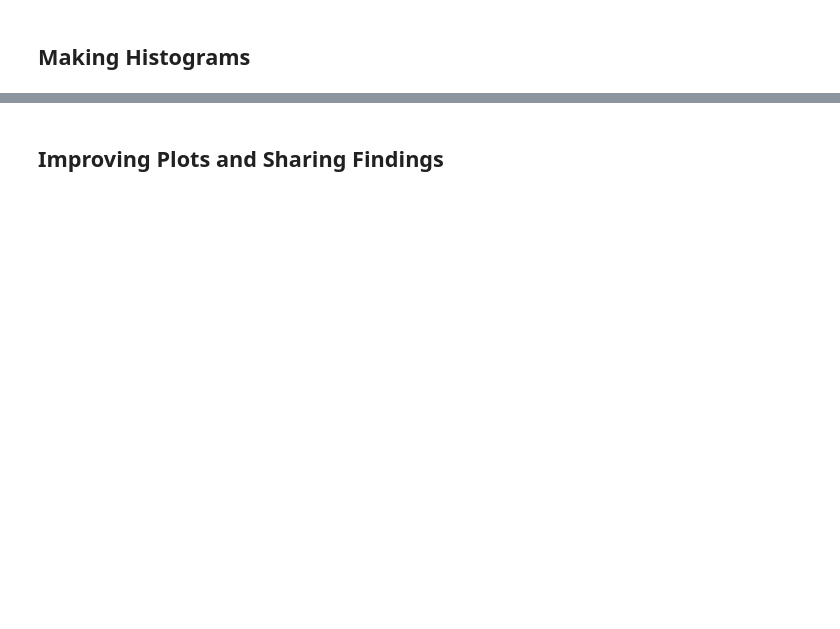
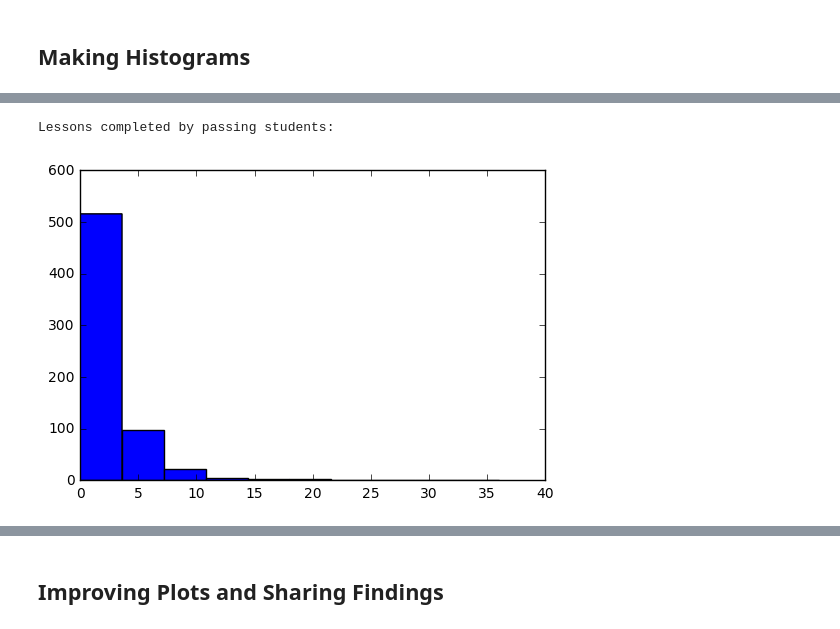
Before and after one commit to bjemcnally/Udacity-IPND-Notes, a Jupyter notebook: L1_Starter_Code.ipynb, the cells around one changed output, grey strips where cells are left out. Drawn from its saved outputs; the diff is of its cells as text; code cells hidden in the pictures; blank space fills up the shorter version.

Commit message:
new notes 12/5
finished Lesson 1!

```diff
--- a/L1_Starter_Code.ipynb
+++ b/L1_Starter_Code.ipynb
@@ -597,0 +675,7 @@ TypeError: unhashable type: 'dict'
+# %%
+print "Lessons completed by passing students:"
+passing_lessons_completed_list = passing_lessons_completed.values()
+make_histogram(passing_lessons_completed_list)
+# %% [output]
+Lessons completed by passing students:
+[figure, added]
```
Also changed, not shown: parts of 9 cells of this notebook, 2 other files.
